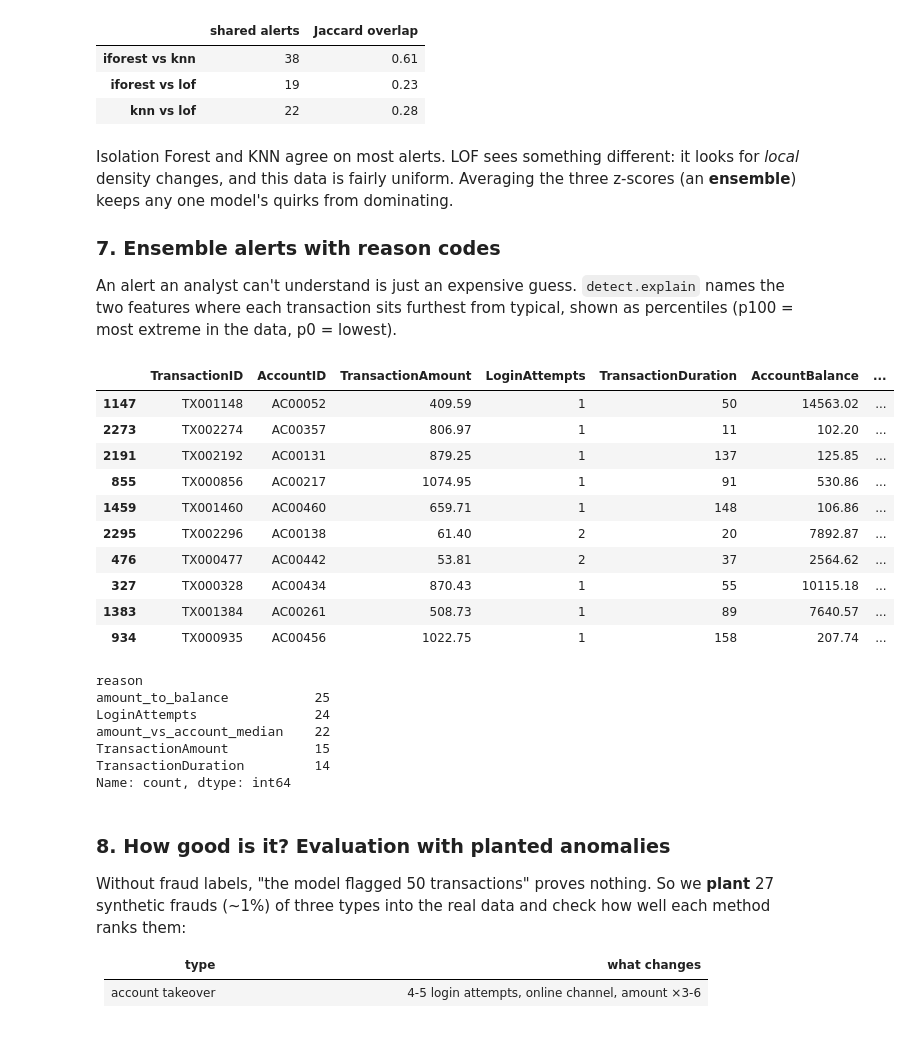
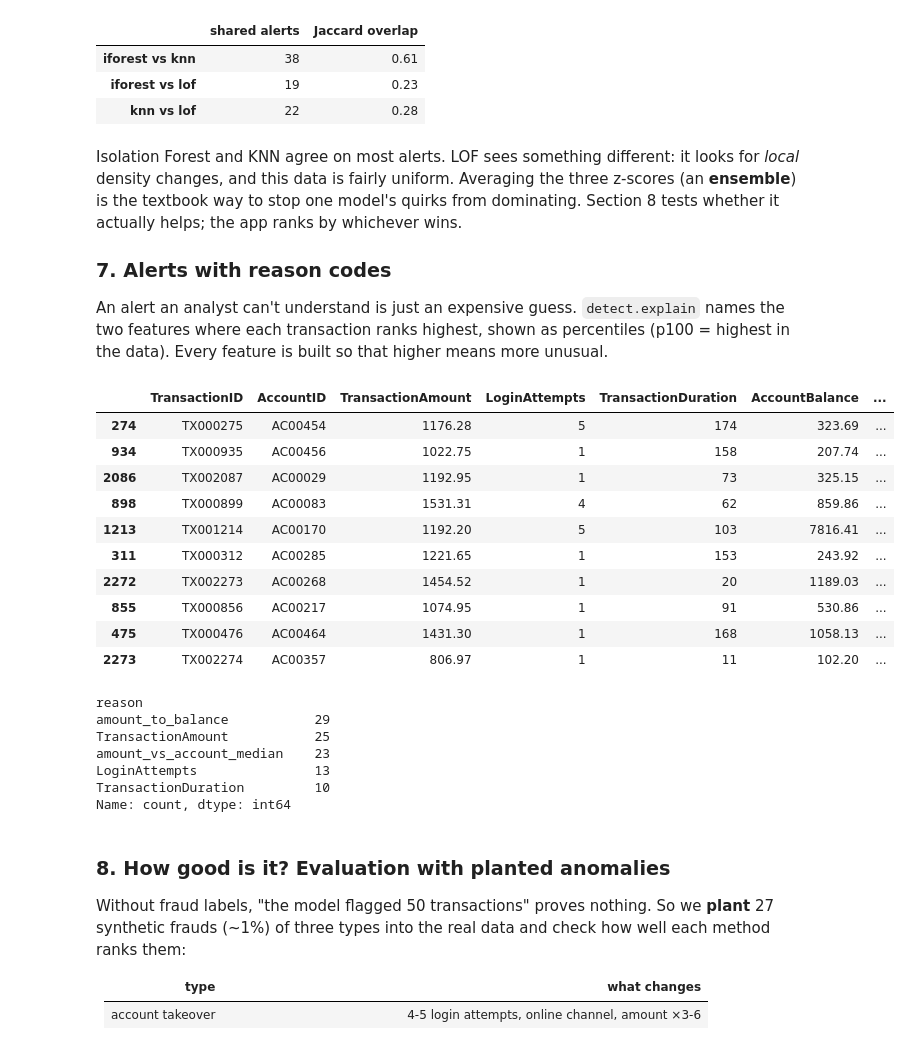
Before and after one commit to nightraven4545/bank-transaction-anomaly-detection, a Jupyter notebook: notebook.ipynb, the cells around one changed output. Cells and saved outputs as stored; diff of their text form; code cells hidden in the pictures.

```diff
--- a/notebook.ipynb
+++ b/notebook.ipynb
@@ -222,38 +216,38 @@ pd.DataFrame(
 | iforest vs lof | 19 | 0.23 |
 | knn vs lof | 22 | 0.28 |
 # %% [markdown]
-Isolation Forest and KNN agree on most alerts. LOF sees something different: it looks for *local* density changes, and this data is fairly uniform. Averaging the three z-scores (an **ensemble**) keeps any one model's quirks from dominating.
+Isolation Forest and KNN agree on most alerts. LOF sees something different: it looks for *local* density changes, and this data is fairly uniform. Averaging the three z-scores (an **ensemble**) is the textbook way to stop one model's quirks from dominating. Section 8 tests whether it actually helps; the app ranks by whichever wins.
 
-### 7. Ensemble alerts with reason codes
-An alert an analyst can't understand is just an expensive guess. `detect.explain` names the two features where each transaction sits furthest from typical, shown as percentiles (p100 = most extreme in the data, p0 = lowest).
+### 7. Alerts with reason codes
+An alert an analyst can't understand is just an expensive guess. `detect.explain` names the two features where each transaction ranks highest, shown as percentiles (p100 = highest in the data). Every feature is built so that higher means more unusual.
 # %%
 df = df.join(scores)
-df["flagged"] = flag(df["ensemble"], alert_rate=0.02)
+df["flagged"] = flag(df["iforest"], alert_rate=0.02)
 df["reason"] = explain(df)
-alerts = df[df["flagged"]].sort_values("ensemble", ascending=False)
-alerts[["TransactionID", "AccountID", "TransactionAmount", "LoginAttempts", "TransactionDuration", "AccountBalance", "ensemble", "reason"]].head(10).round(2)
+alerts = df[df["flagged"]].sort_values("iforest", ascending=False)
+alerts[["TransactionID", "AccountID", "TransactionAmount", "LoginAttempts", "TransactionDuration", "AccountBalance", "iforest", "reason"]].head(10).round(2)
 # %% [output]
 |  | TransactionID | AccountID | TransactionAmount | LoginAttempts | TransactionDuration | AccountBalance | ... |
-| 1147 | TX001148 | AC00052 | 409.59 | 1 | 50 | 14563.02 | ... |
+| 274 | TX000275 | AC00454 | 1176.28 | 5 | 174 | 323.69 | ... |
+| 934 | TX000935 | AC00456 | 1022.75 | 1 | 158 | 207.74 | ... |
+| 2086 | TX002087 | AC00029 | 1192.95 | 1 | 73 | 325.15 | ... |
+| 898 | TX000899 | AC00083 | 1531.31 | 4 | 62 | 859.86 | ... |
+| 1213 | TX001214 | AC00170 | 1192.20 | 5 | 103 | 7816.41 | ... |
+| 311 | TX000312 | AC00285 | 1221.65 | 1 | 153 | 243.92 | ... |
+| 2272 | TX002273 | AC00268 | 1454.52 | 1 | 20 | 1189.03 | ... |
+| 855 | TX000856 | AC00217 | 1074.95 | 1 | 91 | 530.86 | ... |
+| 475 | TX000476 | AC00464 | 1431.30 | 1 | 168 | 1058.13 | ... |
 | 2273 | TX002274 | AC00357 | 806.97 | 1 | 11 | 102.20 | ... |
-| 2191 | TX002192 | AC00131 | 879.25 | 1 | 137 | 125.85 | ... |
-| 855 | TX000856 | AC00217 | 1074.95 | 1 | 91 | 530.86 | ... |
-| 1459 | TX001460 | AC00460 | 659.71 | 1 | 148 | 106.86 | ... |
-| 2295 | TX002296 | AC00138 | 61.40 | 2 | 20 | 7892.87 | ... |
-| 476 | TX000477 | AC00442 | 53.81 | 2 | 37 | 2564.62 | ... |
-| 327 | TX000328 | AC00434 | 870.43 | 1 | 55 | 10115.18 | ... |
-| 1383 | TX001384 | AC00261 | 508.73 | 1 | 89 | 7640.57 | ... |
-| 934 | TX000935 | AC00456 | 1022.75 | 1 | 158 | 207.74 | ... |
 # %%
 # Which features drive the alerts?
 alerts["reason"].str.split(", ").explode().str.split(" p").str[0].value_counts()
 # %% [output]
 reason
-amount_to_balance           25
-LoginAttempts               24
-amount_vs_account_median    22
-TransactionAmount           15
-TransactionDuration         14
+amount_to_balance           29
+TransactionAmount           25
+amount_vs_account_median    23
+LoginAttempts               13
+TransactionDuration         10
 Name: count, dtype: int64
 # %% [markdown]
 ### 8. How good is it? Evaluation with planted anomalies
```
Also changed, not shown: parts of 6 cells of this notebook, 7 other files.
